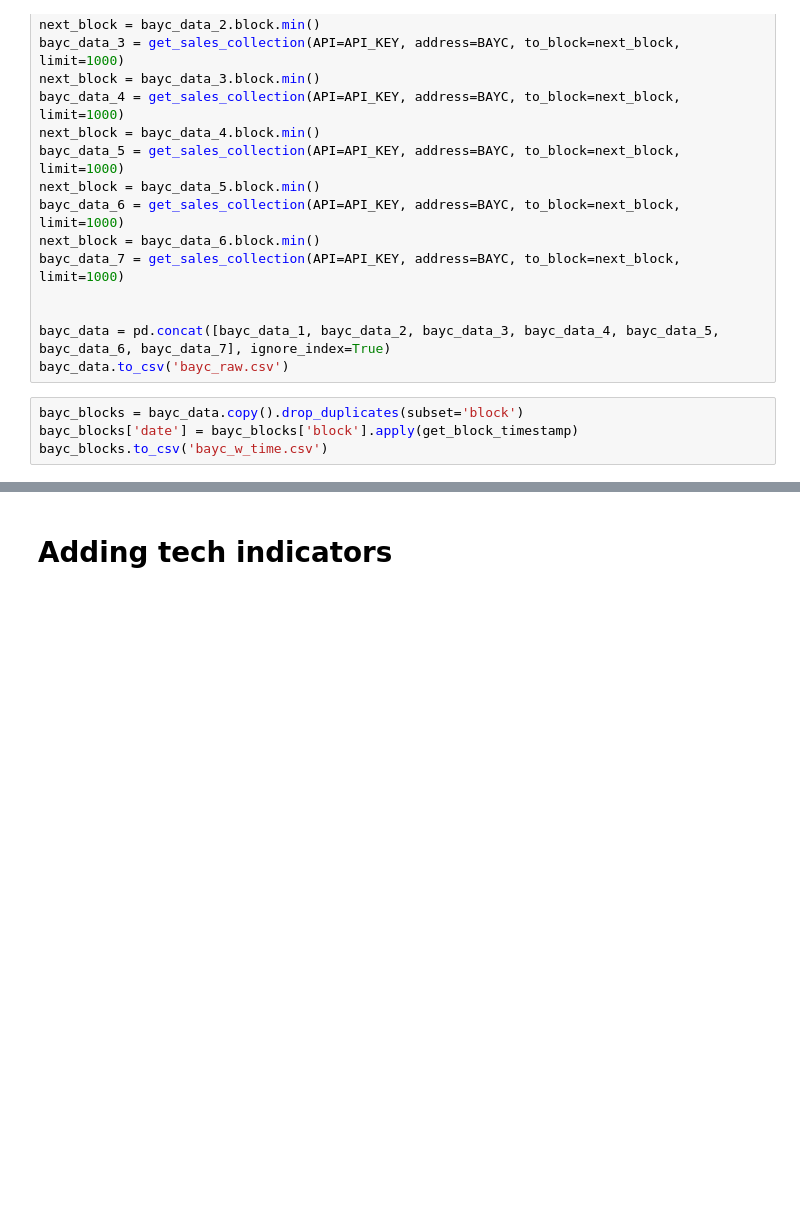
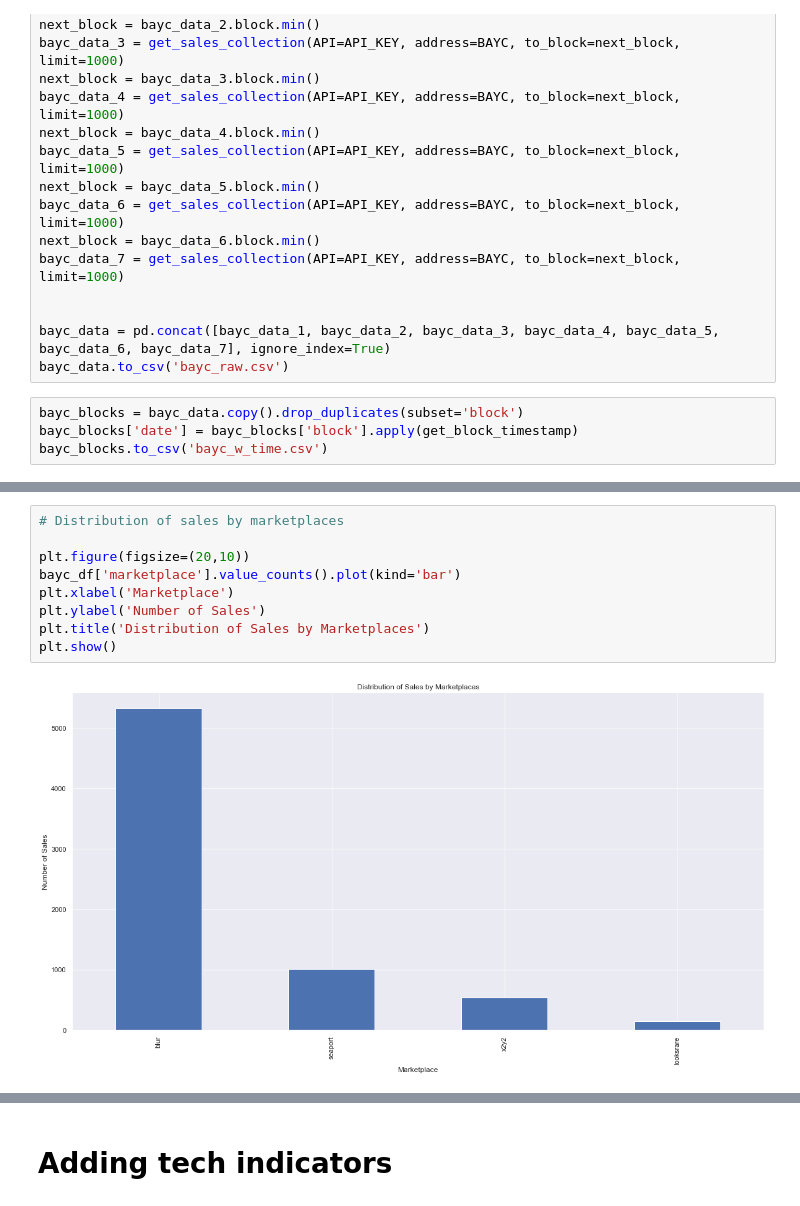
Before and after one commit to suanow/NFT-ML-term-paper, a Jupyter notebook: models/sand_new.ipynb, the cells around one changed output, grey strips where cells are left out. Cells and saved outputs as stored; diff of their text form; blank space fills up the shorter version.

```diff
--- a/models/sand_new.ipynb
+++ b/models/sand_new.ipynb
@@ -181,0 +288,11 @@ bayc_blocks.to_csv('bayc_w_time.csv')
+# %%
+# Distribution of sales by marketplaces
+
+plt.figure(figsize=(20,10))
+bayc_df['marketplace'].value_counts().plot(kind='bar')
+plt.xlabel('Marketplace')
+plt.ylabel('Number of Sales')
+plt.title('Distribution of Sales by Marketplaces')
+plt.show()
+# %% [output]
+[figure, added]
```
Also changed, not shown: parts of 42 cells of this notebook, 8 other files.
